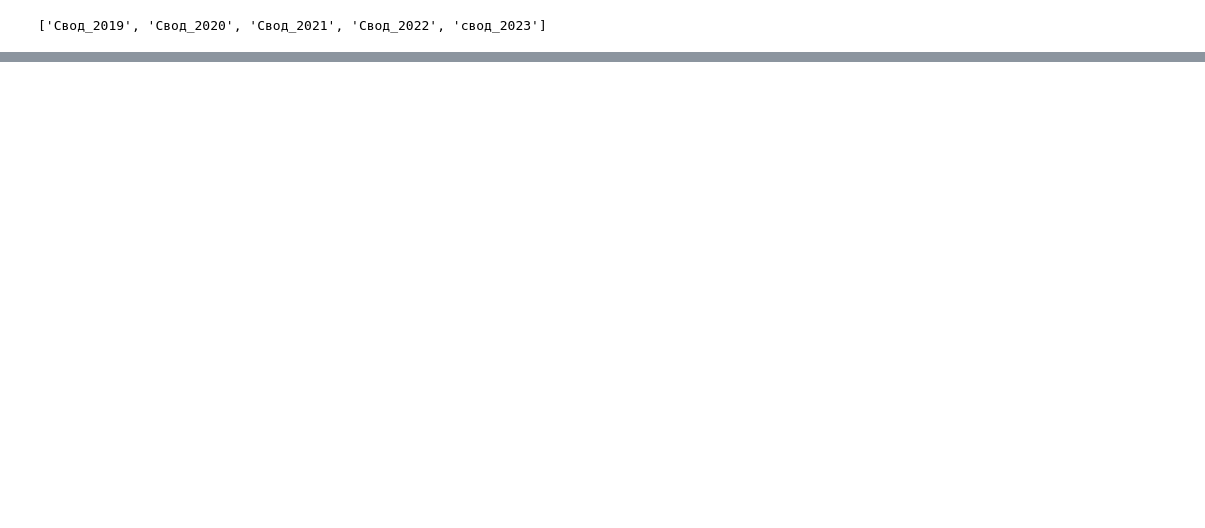
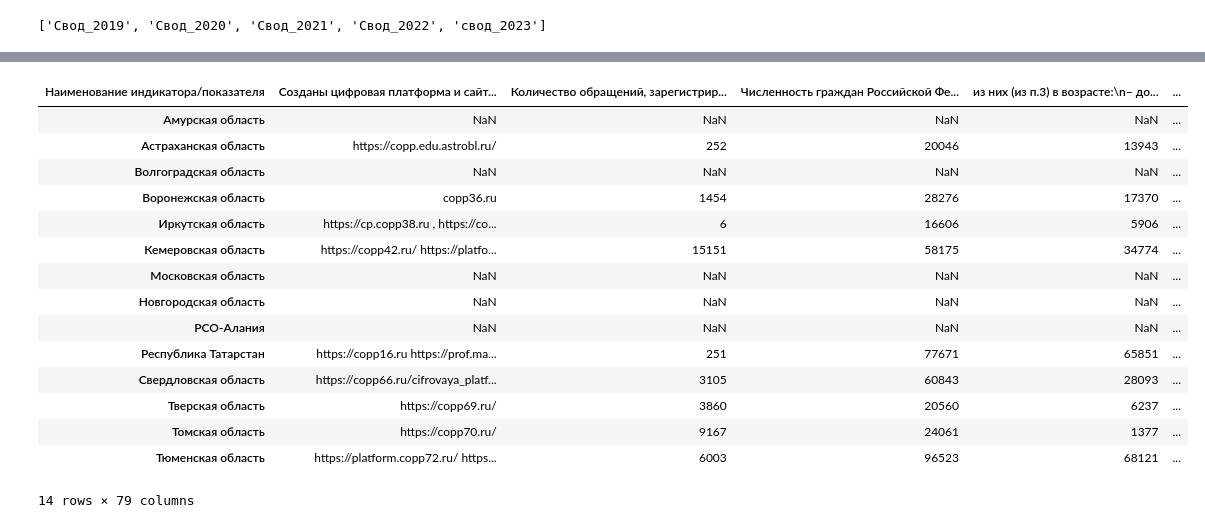
Before and after one commit to t0r1n88/Alora, a Jupyter notebook: svod_copp.ipynb, the cells around one changed output, grey strips where cells are left out. Cells and saved outputs as stored; diff of their text form; code cells hidden in the pictures; blank space fills up the shorter version.

```diff
--- a/svod_copp.ipynb
+++ b/svod_copp.ipynb
@@ -121,3 +61,3 @@ temp_reg_df
 # %%
 # очищаем от пустых строк
-temp_reg_df.dropna(how=='all')
+temp_reg_df.dropna(how='all',inplace=True)
@@ -125,0 +64,2 @@ TypeError: Invalid comparison between dtype=int64 and str
+# %%
+transpose_df=temp_reg_df.set_index('Наименование индикатора/показателя').transpose()
@@ -125,0 +76,2 @@ TypeError: Invalid comparison between dtype=int64 and str
+# %%
+transpose_df.fillna(0,inplace=True) # заполняем нули
@@ -125,0 +109,21 @@ TypeError: Invalid comparison between dtype=int64 and str
+# %%
+all_df = pd.concat([all_df,transpose_df])
+# %%
+all_df
+# %% [output]
+| Наименование индикатора/показателя | Созданы цифровая платформа и сайт... | Количество обращений, зарегистрир... | Численность граждан Российской Фе... | из них (из п.3) в возрасте:\n– до... | ... |
+| Амурская область | NaN | NaN | NaN | NaN | ... |
+| Астраханская область | https://copp.edu.astrobl.ru/ | 252 | 20046 | 13943 | ... |
+| Волгоградская область | NaN | NaN | NaN | NaN | ... |
+| Воронежская область | copp36.ru | 1454 | 28276 | 17370 | ... |
+| Иркутская область | https://cp.copp38.ru , https://co... | 6 | 16606 | 5906 | ... |
+| Кемеровская область | https://copp42.ru/ https://platfo... | 15151 | 58175 | 34774 | ... |
+| Московская область | NaN | NaN | NaN | NaN | ... |
+| Новгородская область | NaN | NaN | NaN | NaN | ... |
+| РСО-Алания | NaN | NaN | NaN | NaN | ... |
+| Республика Татарстан | https://copp16.ru https://prof.ma... | 251 | 77671 | 65851 | ... |
+| Свердловская область | https://copp66.ru/cifrovaya_platf... | 3105 | 60843 | 28093 | ... |
+| Тверская область | https://copp69.ru/ | 3860 | 20560 | 6237 | ... |
+| Томская область | https://copp70.ru/ | 9167 | 24061 | 1377 | ... |
+| Тюменская область | https://platform.copp72.ru/ https... | 6003 | 96523 | 68121 | ... |
+14 rows × 79 columns
```
Also changed, not shown: parts of 11 cells of this notebook.
